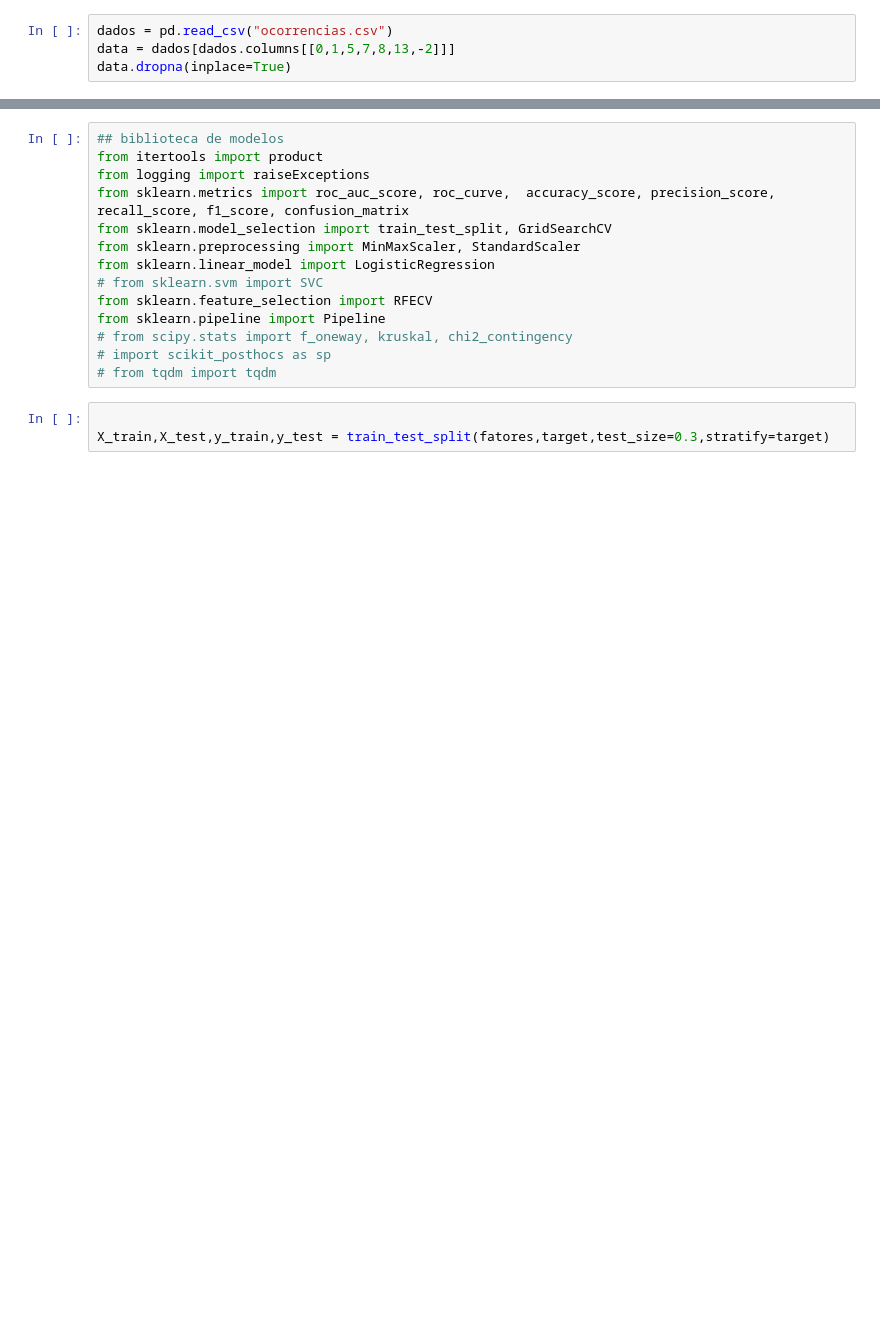
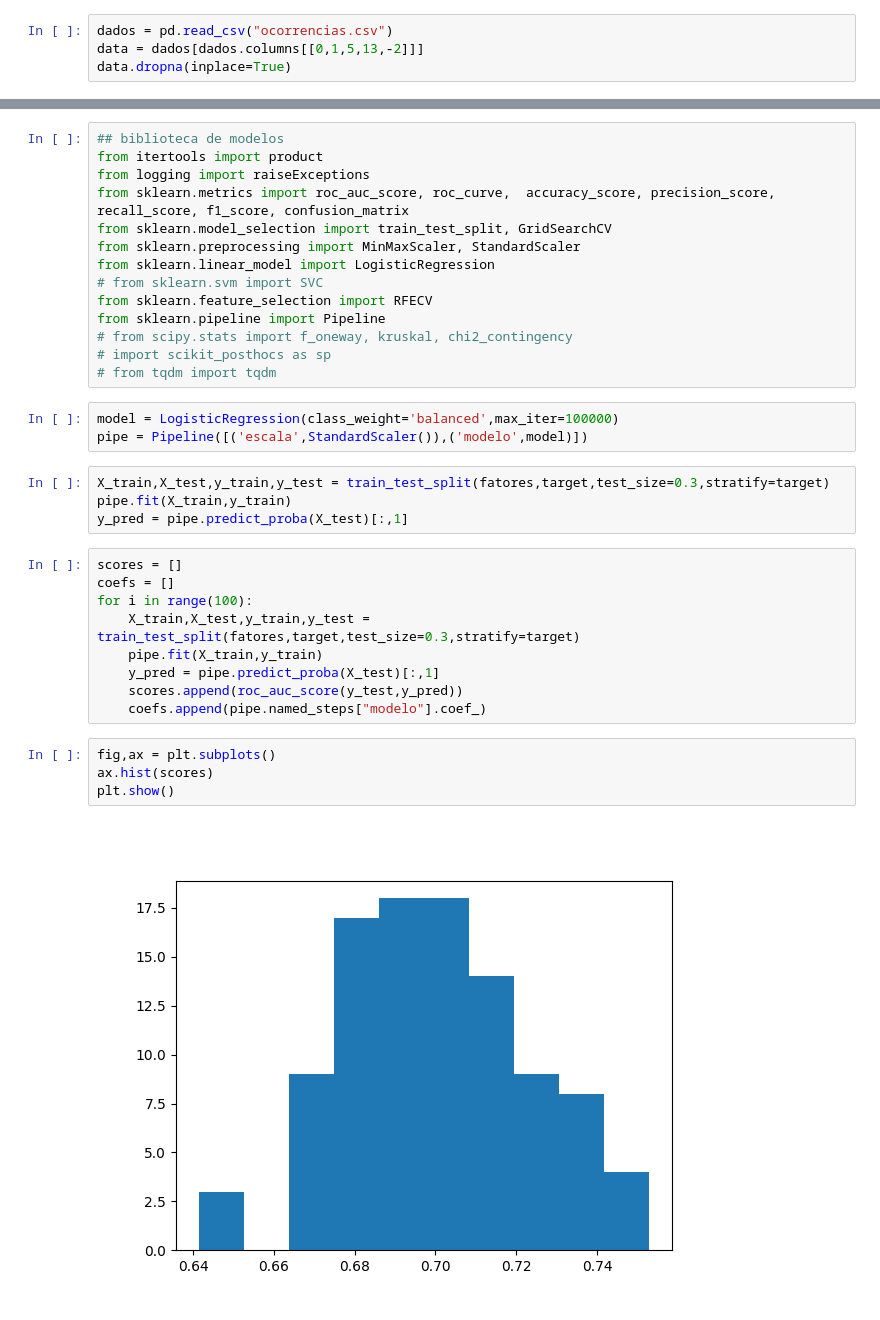
Before and after one commit to 1moi6/tccs, a Jupyter notebook: pietra/ajuste.ipynb, the cells around one changed output, grey strips where cells are left out. Saved outputs shown, nothing was run; the diff lists cells and outputs as text; blank space fills up the shorter version.

```diff
--- a/pietra/ajuste.ipynb
+++ b/pietra/ajuste.ipynb
@@ -20,4 +14,4 @@ import re
 # %%
 dados = pd.read_csv("ocorrencias.csv")
-data = dados[dados.columns[[0,1,5,7,8,13,-2]]]
+data = dados[dados.columns[[0,1,5,13,-2]]]
 data.dropna(inplace=True)
@@ -63,6 +45,25 @@ from sklearn.pipeline import Pipeline
 # from scipy.stats import f_oneway, kruskal, chi2_contingency
 # import scikit_posthocs as sp
 # from tqdm import tqdm
+# %%
+model = LogisticRegression(class_weight='balanced',max_iter=100000)
+pipe = Pipeline([('escala',StandardScaler()),('modelo',model)])
 # %%
-
 X_train,X_test,y_train,y_test = train_test_split(fatores,target,test_size=0.3,stratify=target)
+pipe.fit(X_train,y_train)
+y_pred = pipe.predict_proba(X_test)[:,1]
+# %%
+scores = []
+coefs = []
+for i in range(100):
+    X_train,X_test,y_train,y_test = train_test_split(fatores,target,test_size=0.3,stratify=target)
+    pipe.fit(X_train,y_train)
+    y_pred = pipe.predict_proba(X_test)[:,1]
+    scores.append(roc_auc_score(y_test,y_pred))
+    coefs.append(pipe.named_steps["modelo"].coef_)
+# %%
+fig,ax = plt.subplots()
+ax.hist(scores)
+plt.show()
+# %% [output]
+[figure, added]
```
Also changed, not shown: parts of 13 cells of this notebook.
